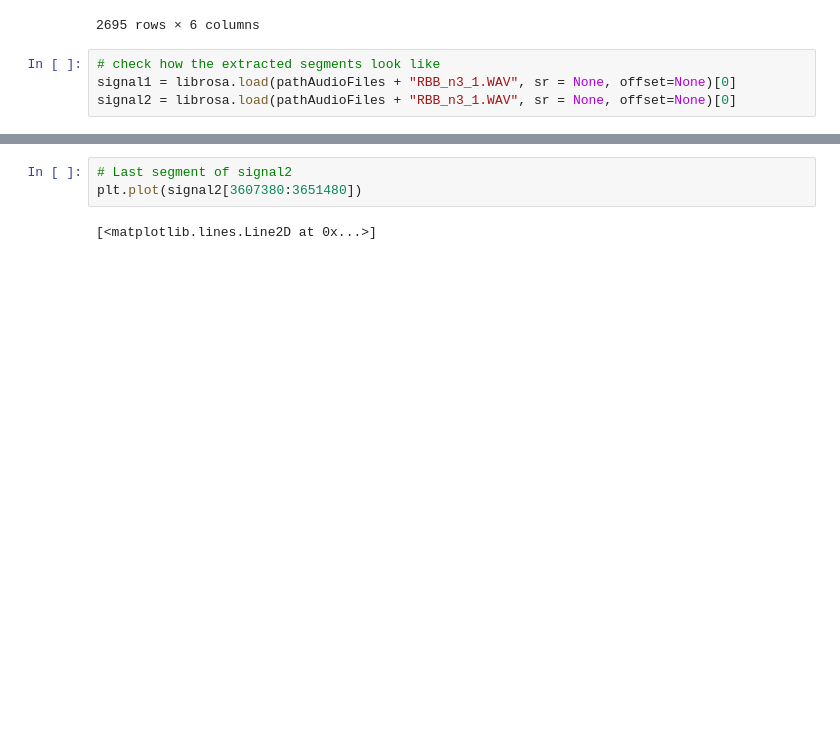
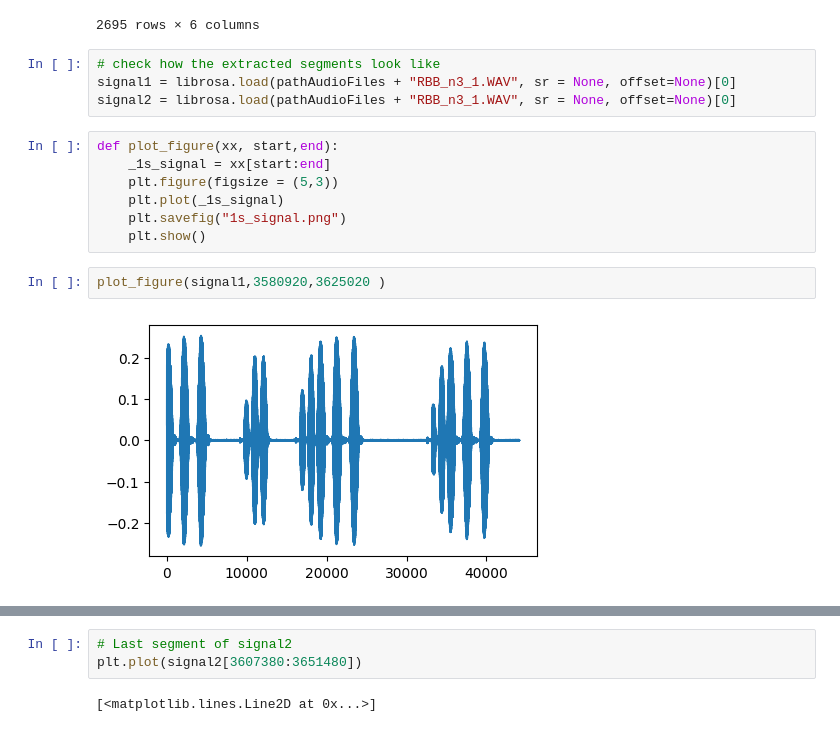
Before and after one commit to kabuga1987/Cricket_Identification, a Jupyter notebook: segment_index_extraction/segment_index_extractor.ipynb, the cells around one changed output, grey strips where cells are left out. Saved outputs shown, nothing was run; the diff lists cells and outputs as text; blank space fills up the shorter version.

```diff
--- a/segment_index_extraction/segment_index_extractor.ipynb
+++ b/segment_index_extraction/segment_index_extractor.ipynb
@@ -221,5 +222,16 @@ df
 # check how the extracted segments look like
 signal1 = librosa.load(pathAudioFiles + "RBB_n3_1.WAV", sr = None, offset=None)[0]
 signal2 = librosa.load(pathAudioFiles + "RBB_n3_1.WAV", sr = None, offset=None)[0]
+# %%
+def plot_figure(xx, start,end):
+    _1s_signal = xx[start:end]
+    plt.figure(figsize = (5,3))
+    plt.plot(_1s_signal)
+    plt.savefig("1s_signal.png")
+    plt.show()
+# %%
+plot_figure(signal1,3580920,3625020 )
+# %% [output]
+[figure, added]
 # %%
 # First segment of signal1
```
Also changed, not shown: parts of 3 cells of this notebook, 4 other files.
